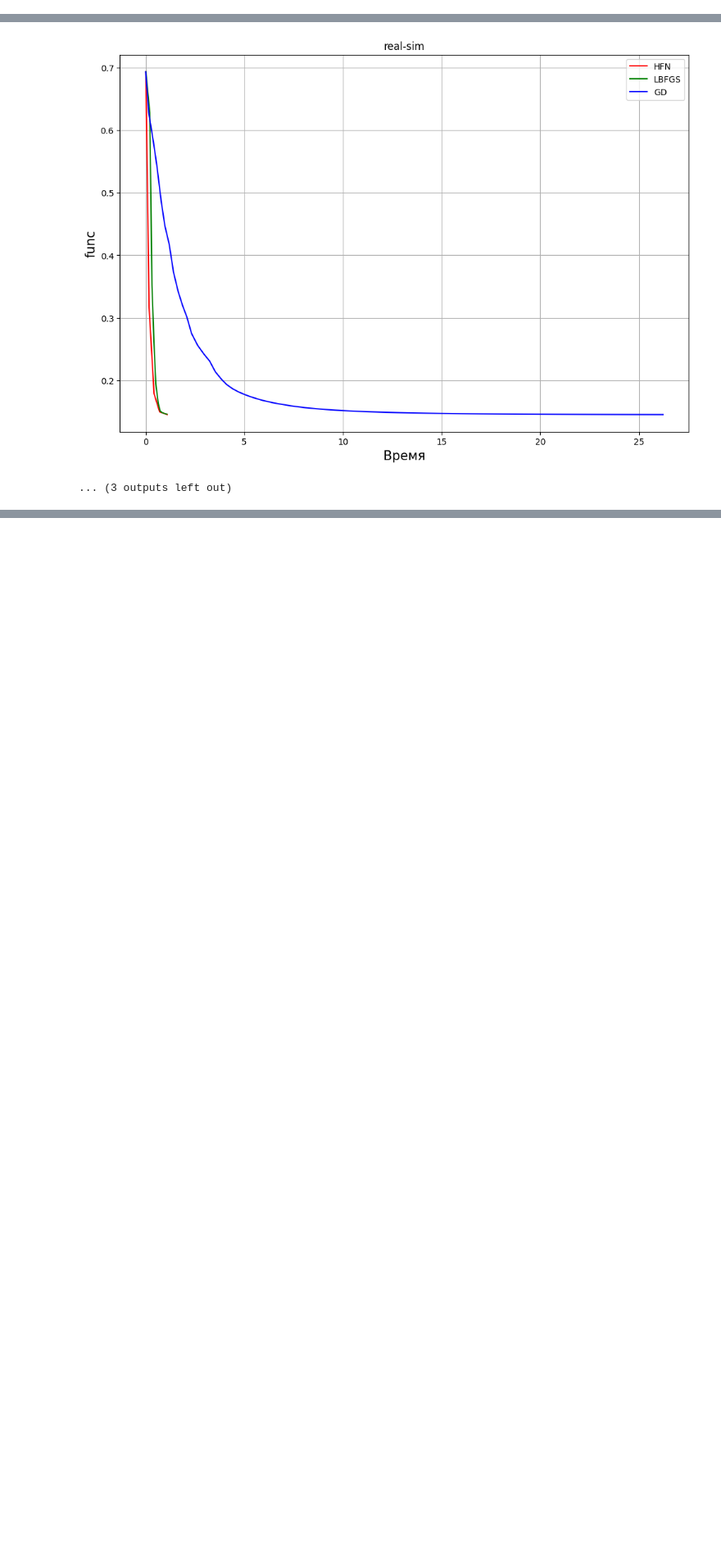
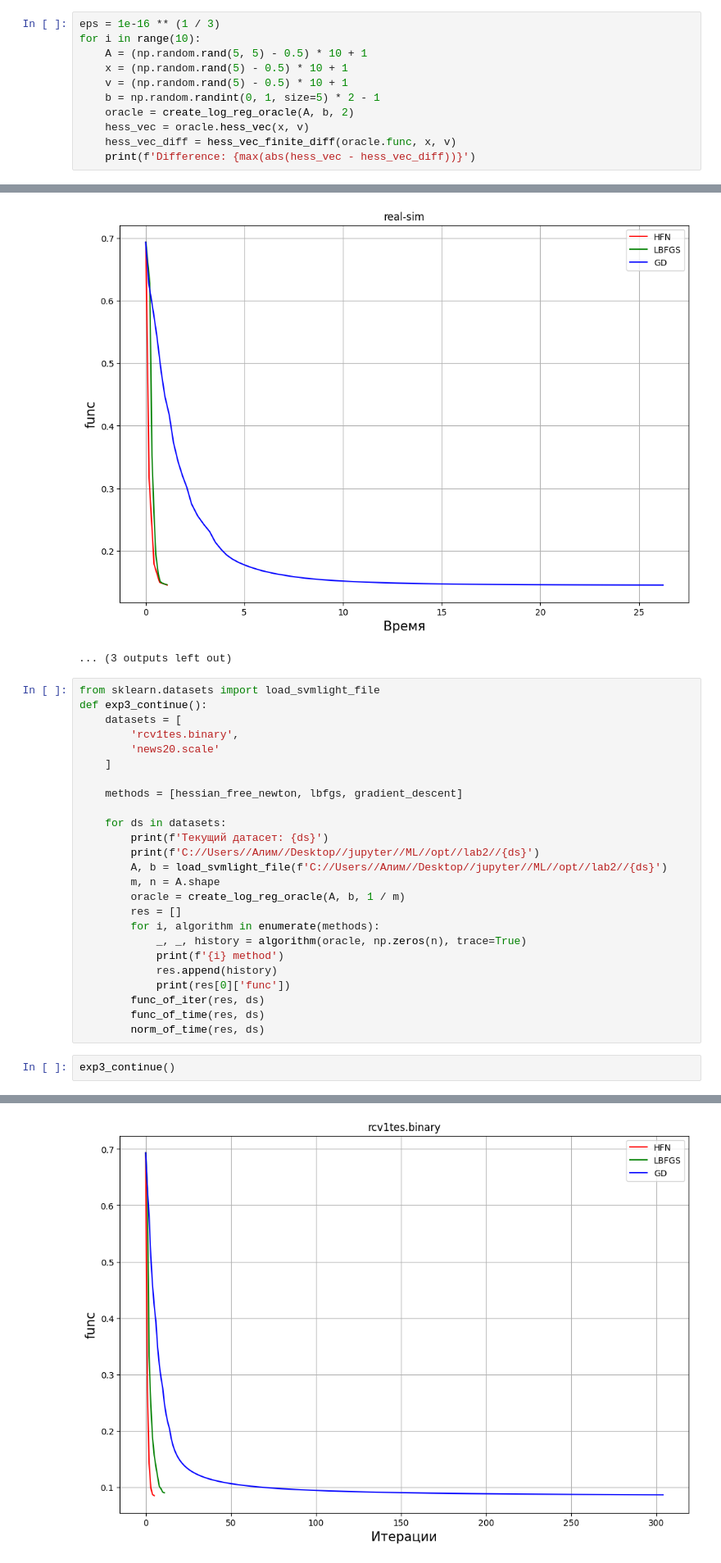
Before and after one commit to Sliimthemenace/OptimizationHSE, a Jupyter notebook: lab2/tests.ipynb, the cells around one changed output, grey strips where cells are left out. Shown at 82% size. Drawn from its saved outputs; the diff is of its cells as text; blank space fills up the shorter version.

```diff
--- a/lab2/tests.ipynb
+++ b/lab2/tests.ipynb
@@ -1058,0 +578,11 @@ defaultdict(<class 'list'>, {'func': [25.635000000000005, 22.989999999999988, -9
+# %%
+eps = 1e-16 ** (1 / 3)
+for i in range(10):
+    A = (np.random.rand(5, 5) - 0.5) * 10 + 1
+    x = (np.random.rand(5) - 0.5) * 10 + 1
+    v = (np.random.rand(5) - 0.5) * 10 + 1
+    b = np.random.randint(0, 1, size=5) * 2 - 1
+    oracle = create_log_reg_oracle(A, b, 2)
+    hess_vec = oracle.hess_vec(x, v)
+    hess_vec_diff = hess_vec_finite_diff(oracle.func, x, v)
+    print(f'Difference: {max(abs(hess_vec - hess_vec_diff))}')
@@ -1259,3 +801,31 @@ C://Users//Алим//Desktop//jupyter//ML//opt//lab2//real-sim
 [figure]
 [figure]
 ... (3 outputs left out)
+# %%
+from sklearn.datasets import load_svmlight_file
+def exp3_continue():
+    datasets = [
+        'rcv1tes.binary',
+        'news20.scale'
+    ]
+
+    methods = [hessian_free_newton, lbfgs, gradient_descent]
+
+    for ds in datasets:
+        print(f'Текущий датасет: {ds}')
+        print(f'C://Users//Алим//Desktop//jupyter//ML//opt//lab2//{ds}')
+        A, b = load_svmlight_file(f'C://Users//Алим//Desktop//jupyter//ML//opt//lab2//{ds}')
+        m, n = A.shape
+        oracle = create_log_reg_oracle(A, b, 1 / m)
+        res = []
+        for i, algorithm in enumerate(methods):
+            _, _, history = algorithm(oracle, np.zeros(n), trace=True)
+            print(f'{i} method')
+            res.append(history)
+            print(res[0]['func'])
+        func_of_iter(res, ds)
+        func_of_time(res, ds)
+        norm_of_time(res, ds)
+# %%
+exp3_continue()
+# %% [output]
@@ -1261,0 +840 @@ C://Users//Алим//Desktop//jupyter//ML//opt//lab2//real-sim
+[figure, added]
```
Also changed, not shown: parts of 13 cells of this notebook.
